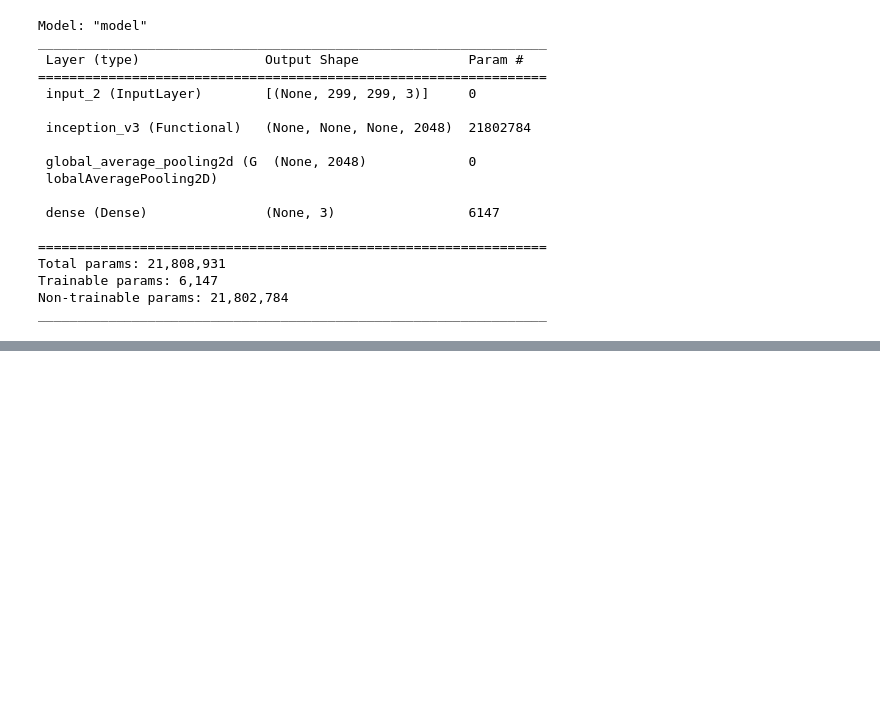
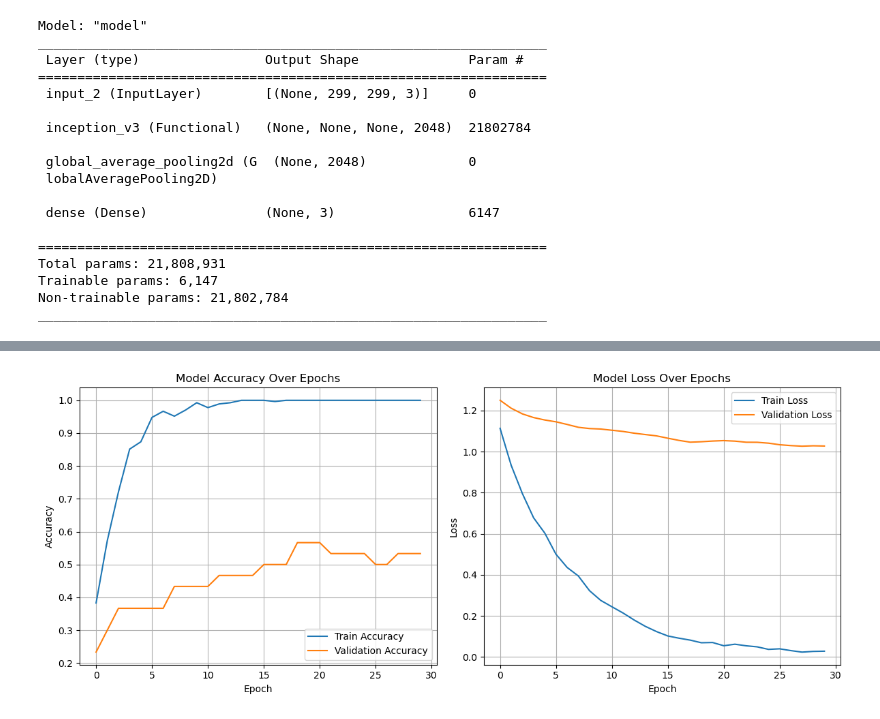
Before and after one commit to Aftab5550/TFG, a Jupyter notebook: TFG.ipynb, the cells around one changed output, grey strips where cells are left out. Saved outputs shown, nothing was run; the diff lists cells and outputs as text; code cells hidden in the pictures; blank space fills up the shorter version.

```diff
--- a/TFG.ipynb
+++ b/TFG.ipynb
@@ -258,0 +273,10 @@ plt.show()
+# %%
+inceptionV3_base_model.trainable = True
+for layer in inceptionV3_base_model.layers[:-100]:
+    layer.trainable = False
+# %%
+inceptionV3_x = inceptionV3_base_model(inceptionV3_inputs)
+inceptionV3_x = GlobalAveragePooling2D()(inceptionV3_x)
+inceptionV3_outputs = Dense(3, activation = 'softmax')(inceptionV3_x)
+inceptionV3_model = Model(inceptionV3_inputs, inceptionV3_outputs)
+inceptionV3_model.summary()
@@ -258,0 +302,6 @@ plt.show()
+# %%
+inceptionV3_model.compile(loss = 'sparse_categorical_crossentropy',
+                          optimizer = Adam(learning_rate = 1e-5),
+                          metrics = ['accuracy'])
+# %%
+inceptionV3_history = inceptionV3_model.fit(X_train, y_train, epochs = EPOCHS + 30, initial_epoch = EPOCHS, validation_data = (X_val, y_val))
@@ -258,0 +326,4 @@ plt.show()
+# %%
+plot_accuracy_loss(inceptionV3_history)
+# %% [output]
+[figure, added]
```
Also changed, not shown: parts of 14 cells of this notebook.
